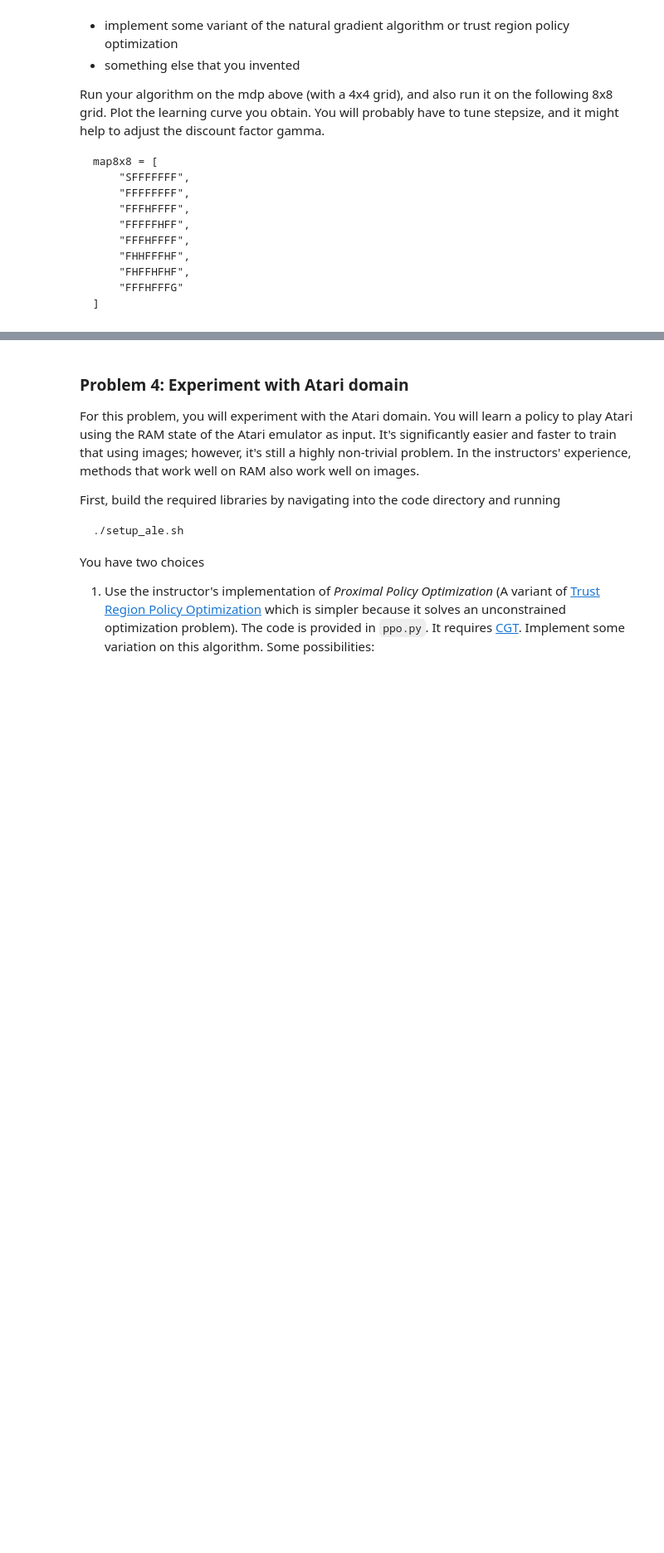
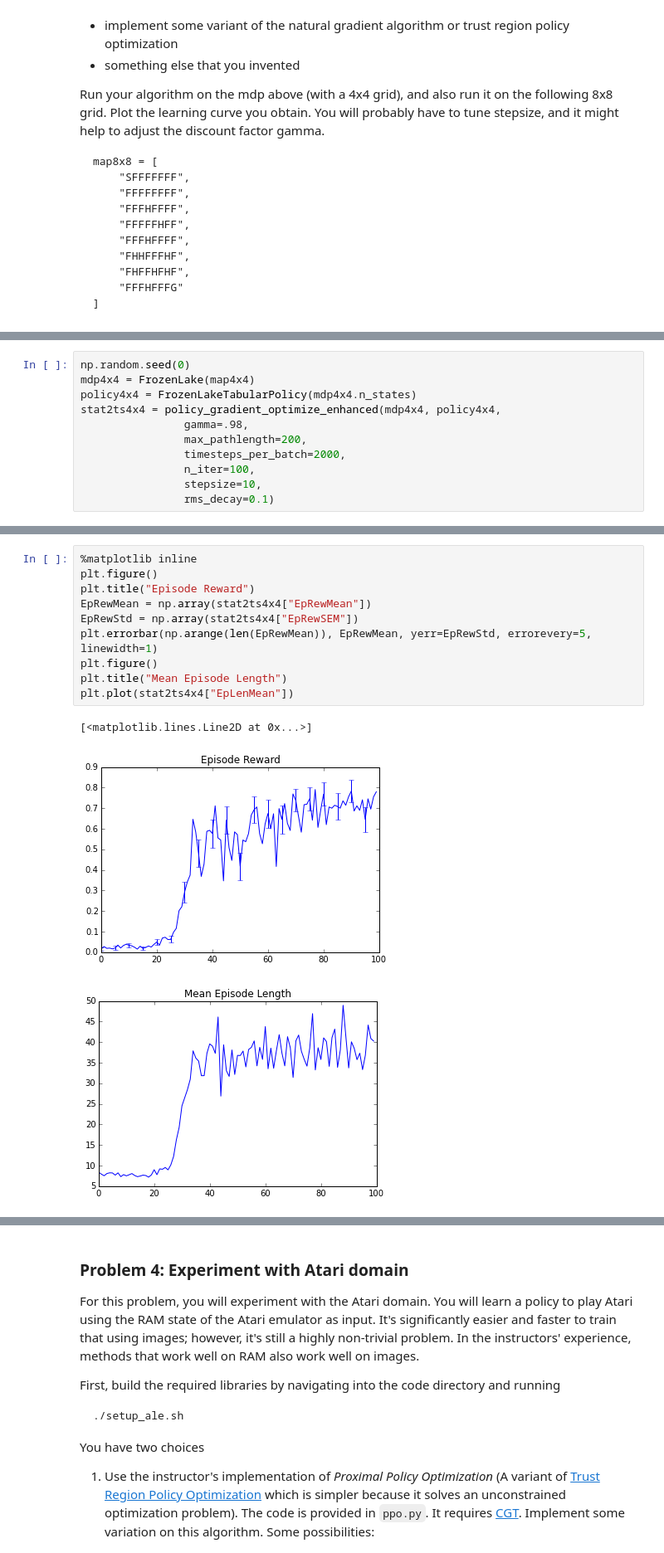
Before and after one commit to bchu/deeprlhw2, a Jupyter notebook: 2_Policy_Gradients-problems.ipynb, the cells around one changed output, grey strips where cells are left out. Shown at 83% size. Saved outputs shown, nothing was run; the diff lists cells and outputs as text; blank space fills up the shorter version.

```diff
--- a/2_Policy_Gradients-problems.ipynb
+++ b/2_Policy_Gradients-problems.ipynb
@@ -491,0 +463,11 @@ SyntaxError: invalid syntax (<ipython-input-58-c27423679ff1>, line 85)
+# %%
+np.random.seed(0)
+mdp4x4 = FrozenLake(map4x4)
+policy4x4 = FrozenLakeTabularPolicy(mdp4x4.n_states)
+stat2ts4x4 = policy_gradient_optimize_enhanced(mdp4x4, policy4x4,
+                gamma=.98,
+                max_pathlength=200,
+                timesteps_per_batch=2000,
+                n_iter=100,
+                stepsize=10,
+                rms_decay=0.1)
@@ -491,0 +492,14 @@ SyntaxError: invalid syntax (<ipython-input-58-c27423679ff1>, line 85)
+# %%
+%matplotlib inline
+plt.figure()
+plt.title("Episode Reward")
+EpRewMean = np.array(stat2ts4x4["EpRewMean"])
+EpRewStd = np.array(stat2ts4x4["EpRewSEM"])
+plt.errorbar(np.arange(len(EpRewMean)), EpRewMean, yerr=EpRewStd, errorevery=5, linewidth=1)
+plt.figure()
+plt.title("Mean Episode Length")
+plt.plot(stat2ts4x4["EpLenMean"])
+# %% [output]
+[<matplotlib.lines.Line2D at 0x...>]
+[figure, added]
+[figure, added]
```
Also changed, not shown: parts of 8 cells of this notebook.
